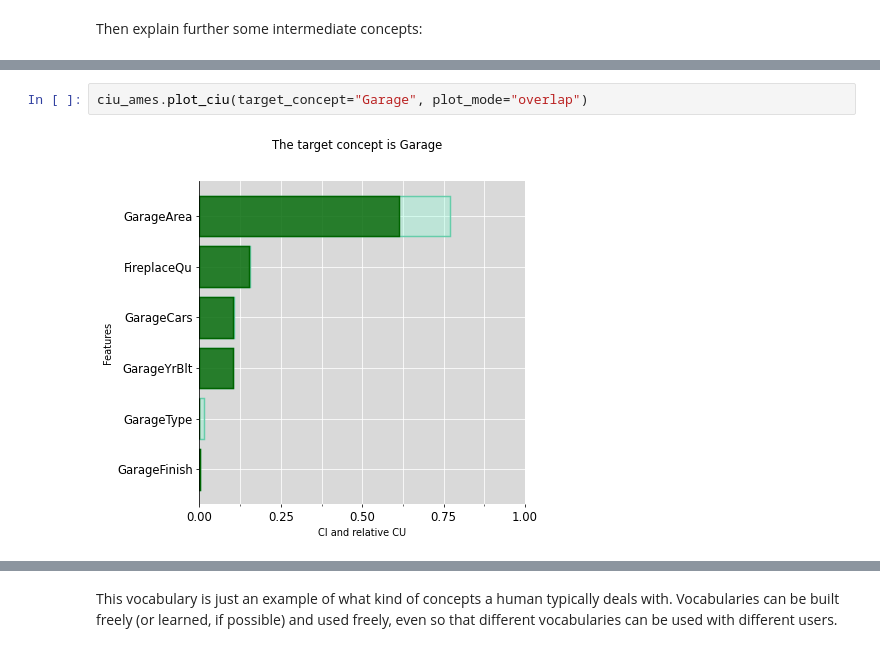
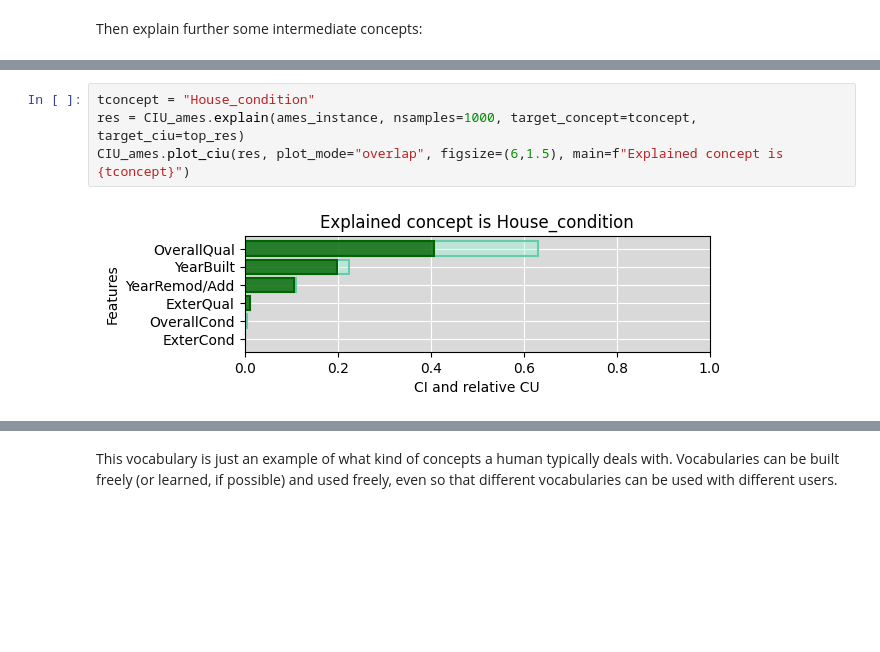
Before and after one commit to KaryFramling/py-ciu, a Jupyter notebook: README_notebook.ipynb, the cells around one changed output, grey strips where cells are left out. Cells and saved outputs as stored; diff of their text form; blank space fills up the shorter version.

```diff
--- a/README_notebook.ipynb
+++ b/README_notebook.ipynb
@@ -513,4 +494,6 @@ ciu_ames.plot_ciu(target_concept="Basement", plot_mode="overlap")
-# %%
-ciu_ames.plot_ciu(target_concept="Garage", plot_mode="overlap")
-# %% [output]
-[figure, removed]
+# %%
+tconcept = "House_condition"
+res = CIU_ames.explain(ames_instance, nsamples=1000, target_concept=tconcept, target_ciu=top_res)
+CIU_ames.plot_ciu(res, plot_mode="overlap", figsize=(6,1.5), main=f"Explained concept is {tconcept}")
+# %% [output]
+[figure, added]
```
Also changed, not shown: parts of 25 cells of this notebook, 1 other file.
